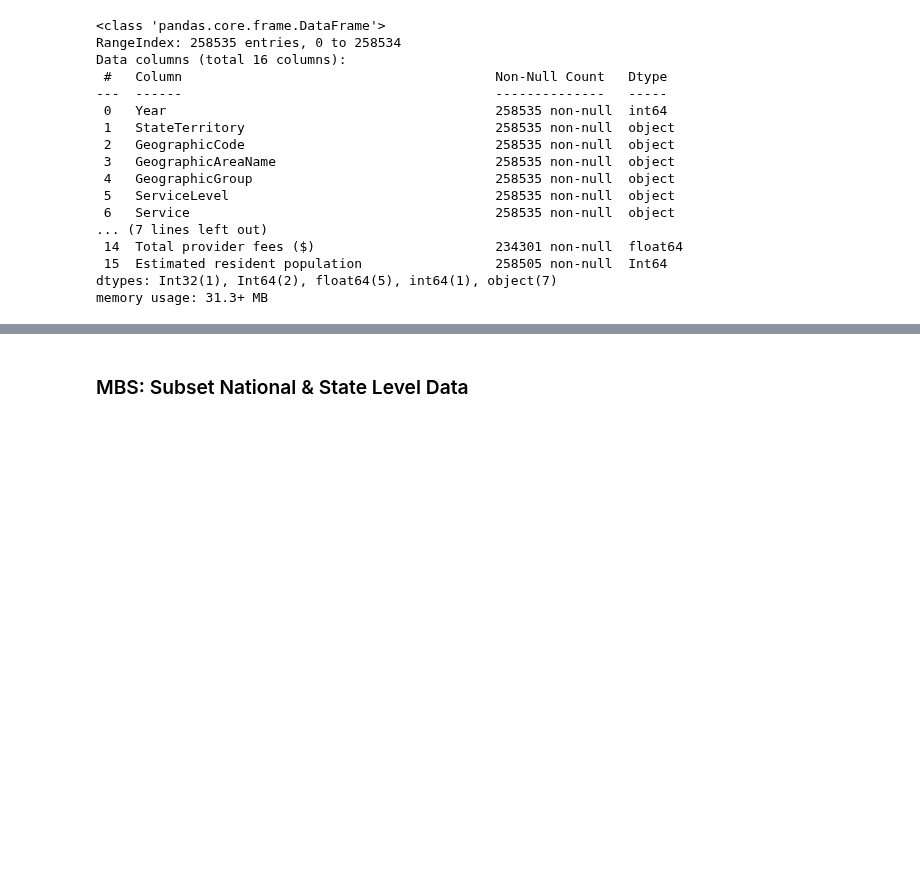
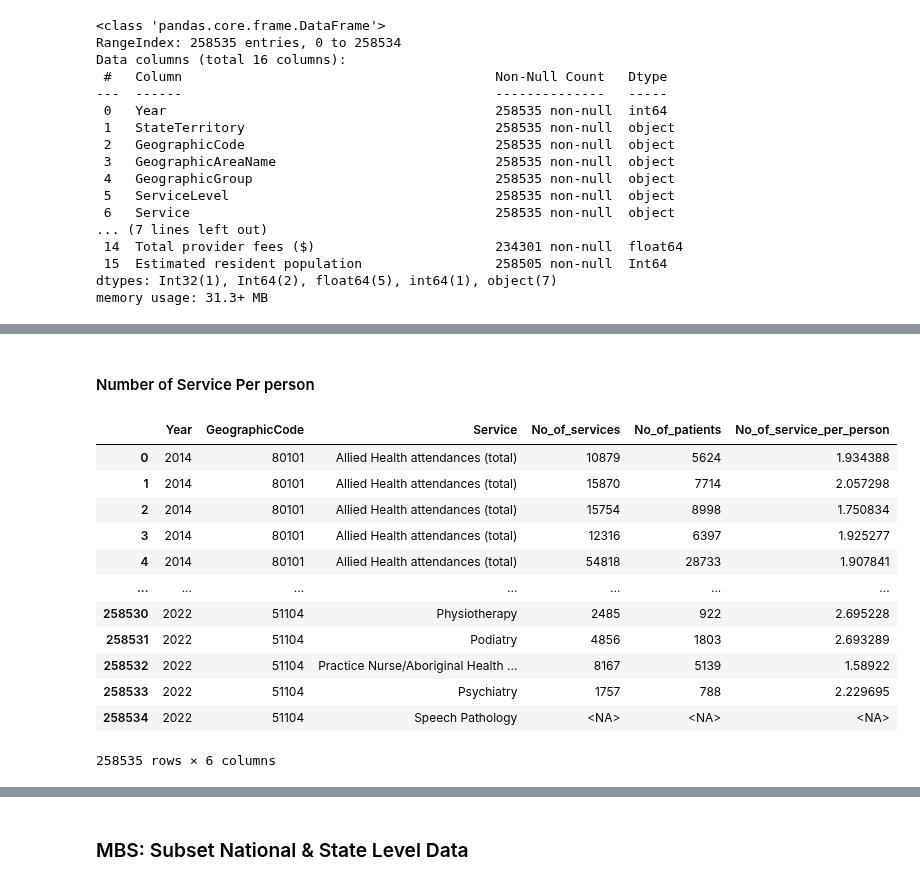
Before and after one commit to jiniep/mbs_analysis, a Jupyter notebook: scripts/8_mbs_combined_eda.ipynb, the cells around one changed output, grey strips where cells are left out. Cells and saved outputs as stored; diff of their text form; code cells hidden in the pictures; blank space fills up the shorter version.

```diff
--- a/scripts/8_mbs_combined_eda.ipynb
+++ b/scripts/8_mbs_combined_eda.ipynb
@@ -65,0 +177,32 @@ df_mbs_2014_23.head(3)
+# %% [markdown]
+#### Number of Service Per person
+# %%
+# derive number of service per person
+df_mbs_2014_23["No_of_service_per_person"] = (
+    df_mbs_2014_23["No_of_services"] / df_mbs_2014_23["No_of_patients"]
+)
+
+df_mbs_2014_23[
+    [
+        "Year",
+        "GeographicCode",
+        "Service",
+        "No_of_services",
+        "No_of_patients",
+        "No_of_service_per_person",
+    ]
+]
+# %% [output]
+|  | Year | GeographicCode | Service | No_of_services | No_of_patients | No_of_service_per_person |
+| 0 | 2014 | 80101 | Allied Health attendances (total) | 10879 | 5624 | 1.934388 |
+| 1 | 2014 | 80101 | Allied Health attendances (total) | 15870 | 7714 | 2.057298 |
+| 2 | 2014 | 80101 | Allied Health attendances (total) | 15754 | 8998 | 1.750834 |
+| 3 | 2014 | 80101 | Allied Health attendances (total) | 12316 | 6397 | 1.925277 |
+| 4 | 2014 | 80101 | Allied Health attendances (total) | 54818 | 28733 | 1.907841 |
+| ... | ... | ... | ... | ... | ... | ... |
+| 258530 | 2022 | 51104 | Physiotherapy | 2485 | 922 | 2.695228 |
+| 258531 | 2022 | 51104 | Podiatry | 4856 | 1803 | 2.693289 |
+| 258532 | 2022 | 51104 | Practice Nurse/Aboriginal Health ... | 8167 | 5139 | 1.58922 |
+| 258533 | 2022 | 51104 | Psychiatry | 1757 | 788 | 2.229695 |
+| 258534 | 2022 | 51104 | Speech Pathology | <NA> | <NA> | <NA> |
+258535 rows × 6 columns
```
Also changed, not shown: parts of 33 cells of this notebook.
